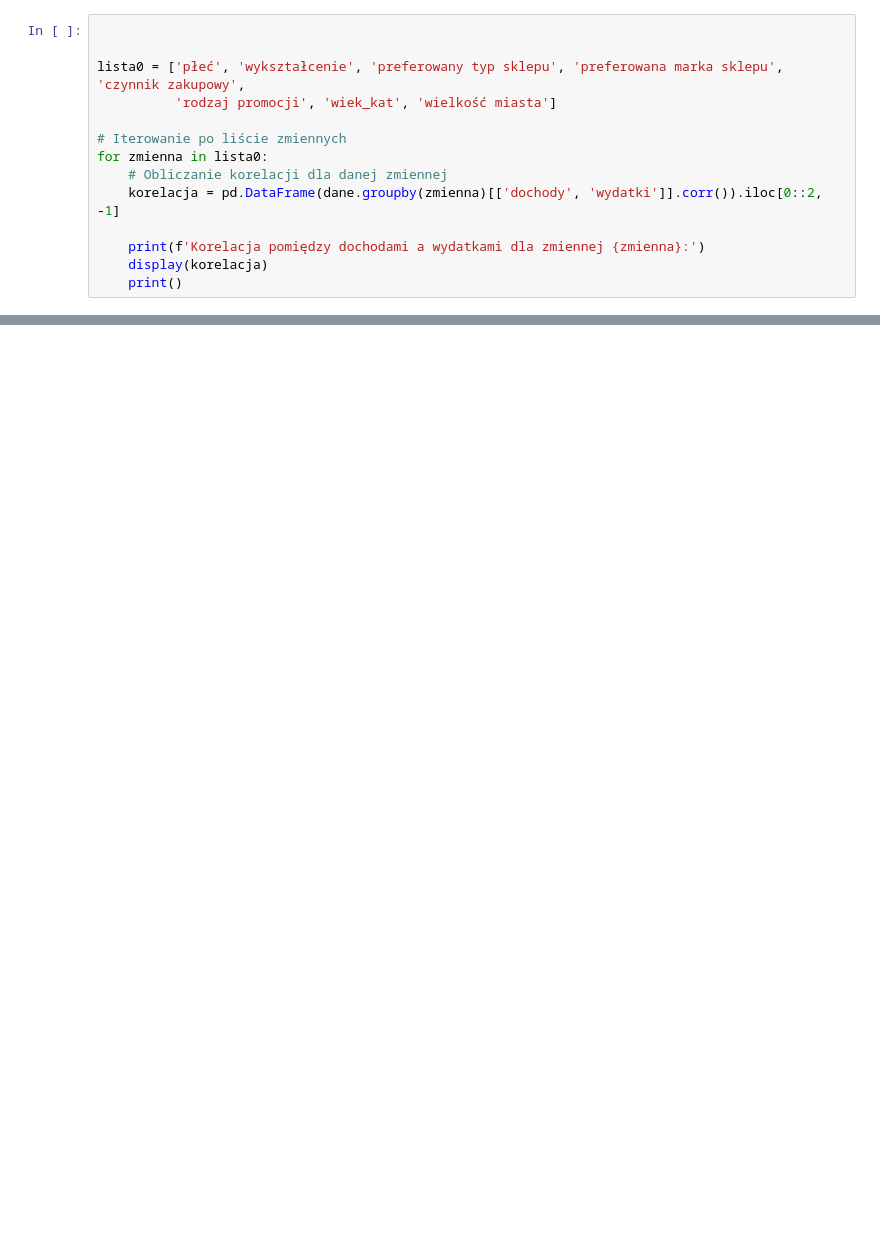
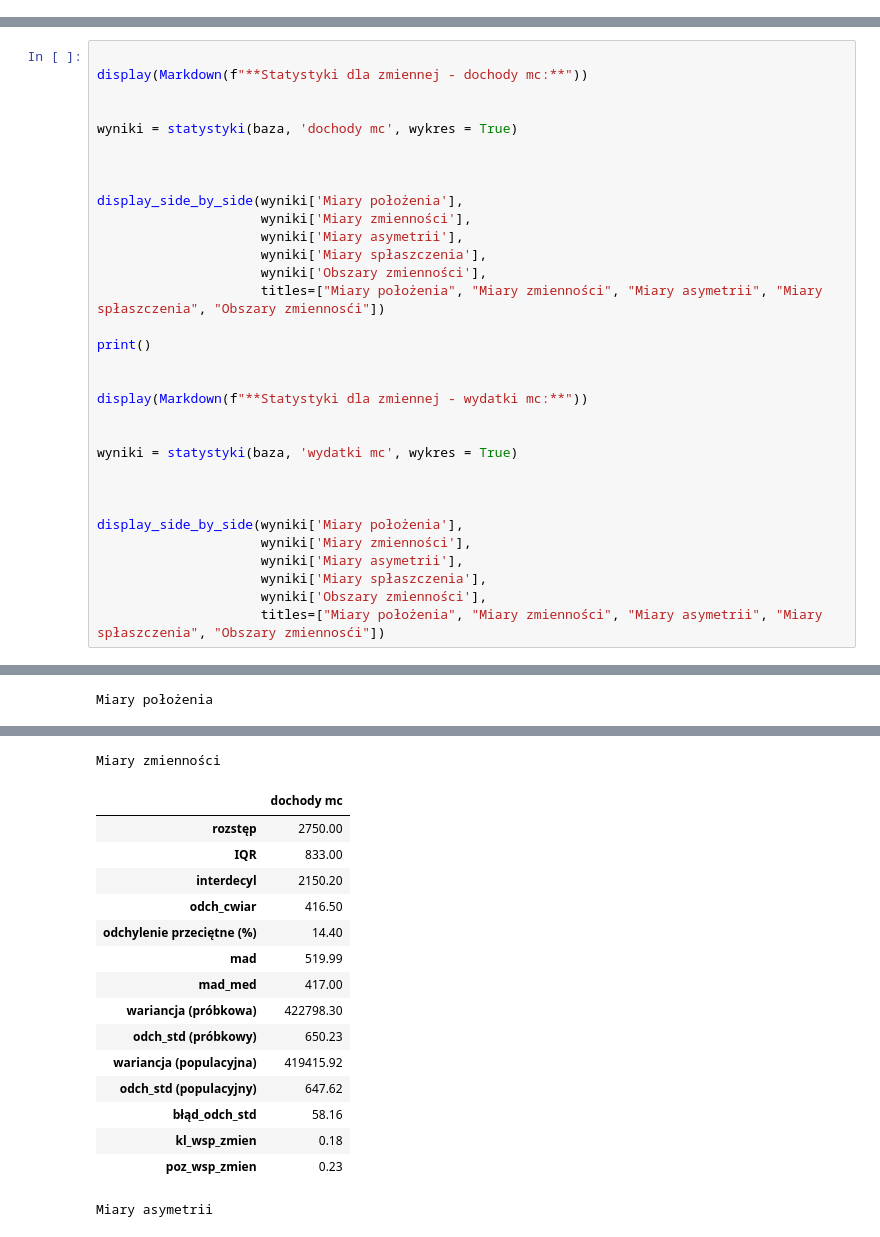
Before and after one commit to PiotrDlubak/EDA-data-python, a Jupyter notebook: EDA.ipynb, the cells around one changed output, grey strips where cells are left out. Saved outputs shown, nothing was run; the diff lists cells and outputs as text; blank space fills up the shorter version.

```diff
--- a/EDA.ipynb
+++ b/EDA.ipynb
@@ -748,14 +0,0 @@ def korelacje_num_nom(df, method,var_nom, *var):
-# %%
-
-
-lista0 = ['płeć', 'wykształcenie', 'preferowany typ sklepu', 'preferowana marka sklepu', 'czynnik zakupowy',
-          'rodzaj promocji', 'wiek_kat', 'wielkość miasta']
-
-# Iterowanie po liście zmiennych
-for zmienna in lista0:
-    # Obliczanie korelacji dla danej zmiennej
-    korelacja = pd.DataFrame(dane.groupby(zmienna)[['dochody', 'wydatki']].corr()).iloc[0::2, -1]
-
-    print(f'Korelacja pomiędzy dochodami a wydatkami dla zmiennej {zmienna}:')
-    display(korelacja)
-    print()
@@ -839,0 +629,33 @@ for element1 in lista_1:
+# %%
+
+display(Markdown(f"**Statystyki dla zmiennej - dochody mc:**"))
+
+
+wyniki = statystyki(baza, 'dochody mc', wykres = True)
+
+
+
+display_side_by_side(wyniki['Miary położenia'],
+                     wyniki['Miary zmienności'],
+                     wyniki['Miary asymetrii'],
+                     wyniki['Miary spłaszczenia'],
+                     wyniki['Obszary zmienności'],
+                     titles=["Miary położenia", "Miary zmienności", "Miary asymetrii", "Miary spłaszczenia", "Obszary zmiennosći"])
+
+print()
+
+
+display(Markdown(f"**Statystyki dla zmiennej - wydatki mc:**"))
+
+
+wyniki = statystyki(baza, 'wydatki mc', wykres = True)
+
+
+
+display_side_by_side(wyniki['Miary położenia'],
+                     wyniki['Miary zmienności'],
+                     wyniki['Miary asymetrii'],
+                     wyniki['Miary spłaszczenia'],
+                     wyniki['Obszary zmienności'],
+                     titles=["Miary położenia", "Miary zmienności", "Miary asymetrii", "Miary spłaszczenia", "Obszary zmiennosći"])
+# %% [output]
@@ -839,0 +663 @@ for element1 in lista_1:
+Miary położenia
@@ -839,0 +674,17 @@ for element1 in lista_1:
+Miary zmienności
+|  | dochody mc |
+| rozstęp | 2750.00 |
+| IQR | 833.00 |
+| interdecyl | 2150.20 |
+| odch_cwiar | 416.50 |
+| odchylenie przeciętne (%) | 14.40 |
+| mad | 519.99 |
+| mad_med | 417.00 |
+| wariancja (próbkowa) | 422798.30 |
+| odch_std (próbkowy) | 650.23 |
+| wariancja (populacyjna) | 419415.92 |
+| odch_std (populacyjny) | 647.62 |
+| błąd_odch_std | 58.16 |
+| kl_wsp_zmien | 0.18 |
+| poz_wsp_zmien | 0.23 |
+Miary asymetrii
```
Also changed, not shown: parts of 95 cells of this notebook.
